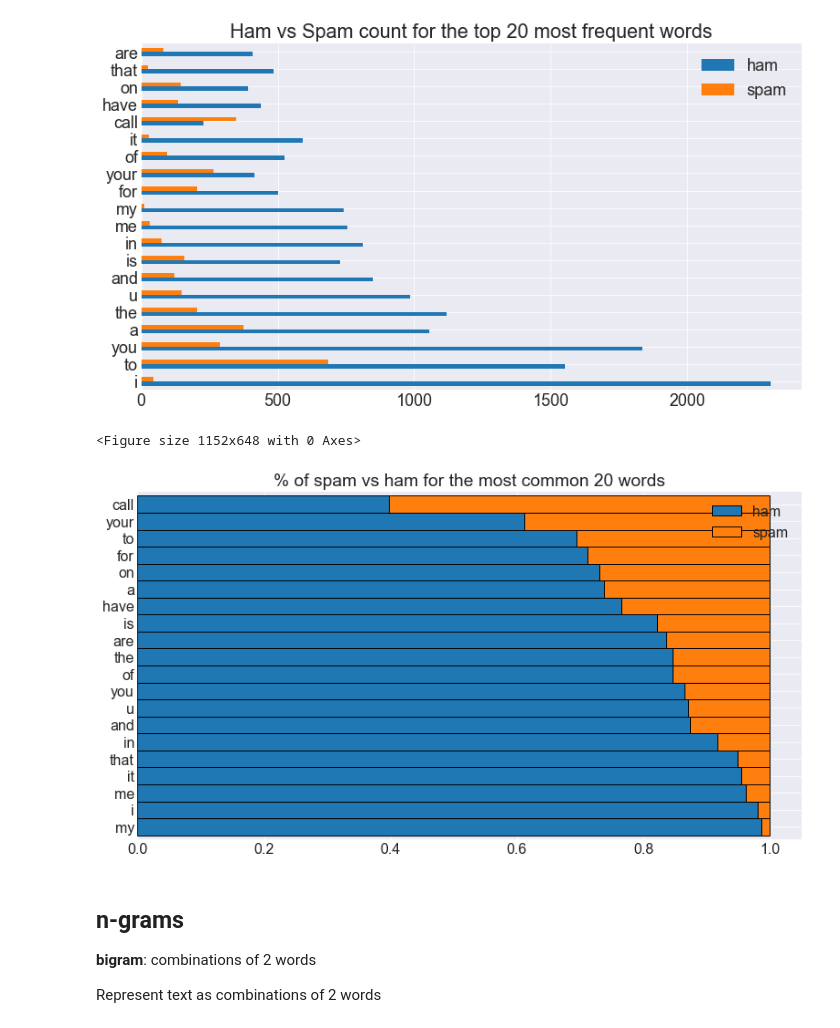
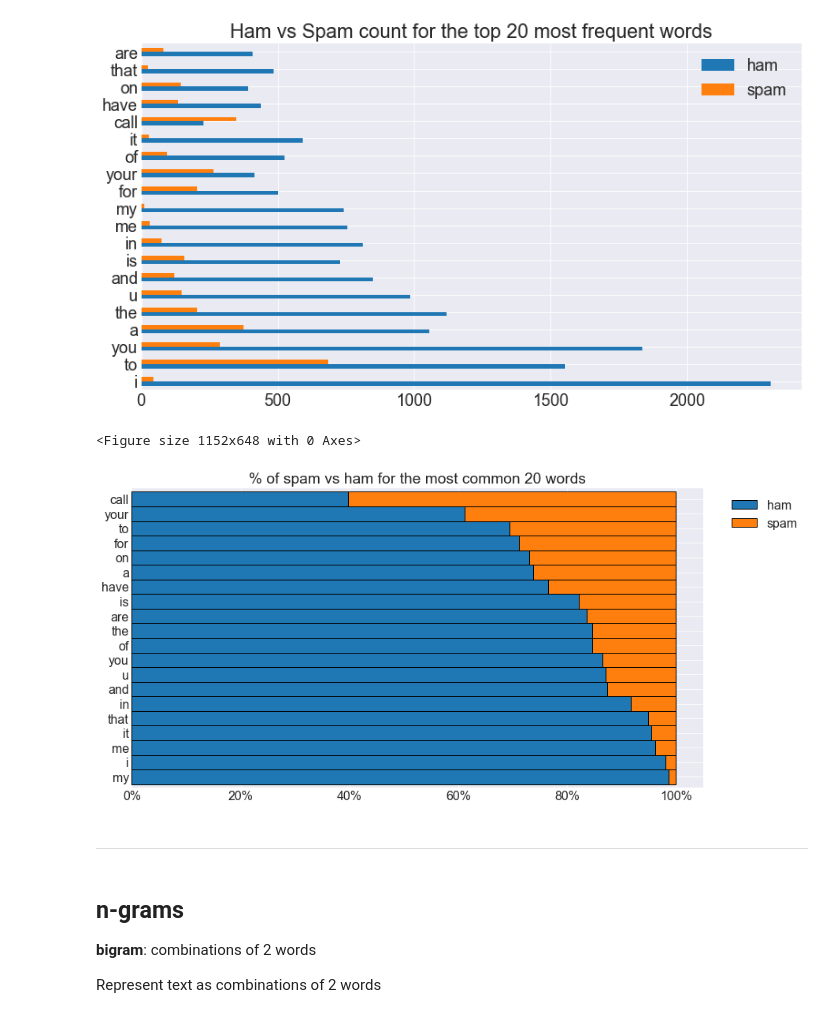
Before and after one commit to cindyvillanuevads/natural-language-processing-exercises, a Jupyter notebook: explore_lesson.ipynb, the cells around one changed output. Drawn from its saved outputs; the diff is of its cells as text; code cells hidden in the pictures.

```diff
--- a/explore_lesson.ipynb
+++ b/explore_lesson.ipynb
@@ -221,20 +222,25 @@ plt.show()
 <Figure size 1152x936 with 0 Axes>
 [figure]
 # %%
+
 plt.figure(figsize=(16, 9))
 plt.rc('font', size=16)
 # axis=1 in .apply means row by row
 (word_counts.sort_values(by='all', ascending=False)
  .head(20)
  .apply(lambda row: row / row['all'], axis=1)
  .drop(columns='all')
  .sort_values(by='spam')
  .plot.barh(stacked=True, width=1, ec='black'))
 plt.title('% of spam vs ham for the most common 20 words')
+plt.legend(bbox_to_anchor= (1.03,1))
+plt.gca().xaxis.set_major_formatter(mpl.ticker.FuncFormatter('{:.0%}'.format))
 plt.show()
 # %% [output]
 <Figure size 1152x648 with 0 Axes>
-[figure, old version]
+[figure, new version]
+# %% [markdown]
+_____________
 # %% [markdown]
 ## n-grams
 
```
Also changed, not shown: parts of 6 cells of this notebook.
